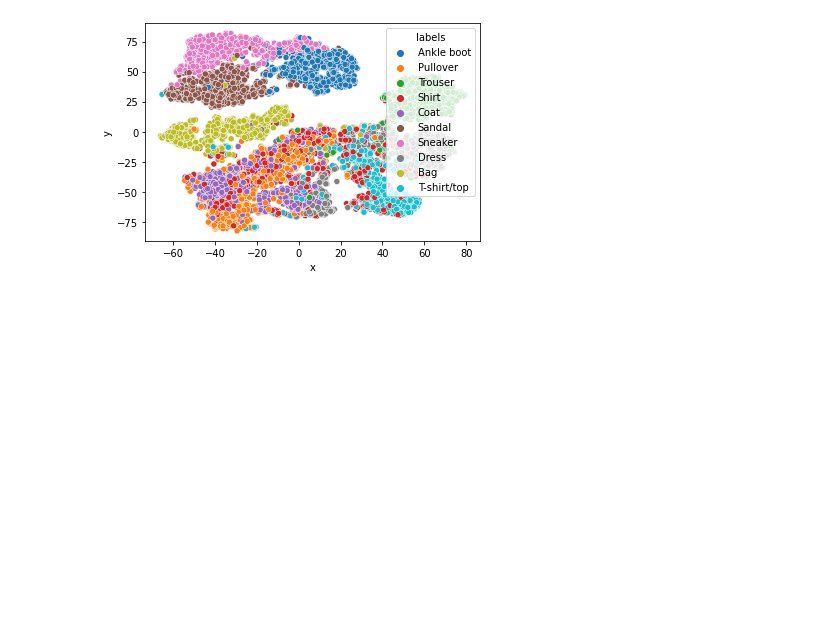
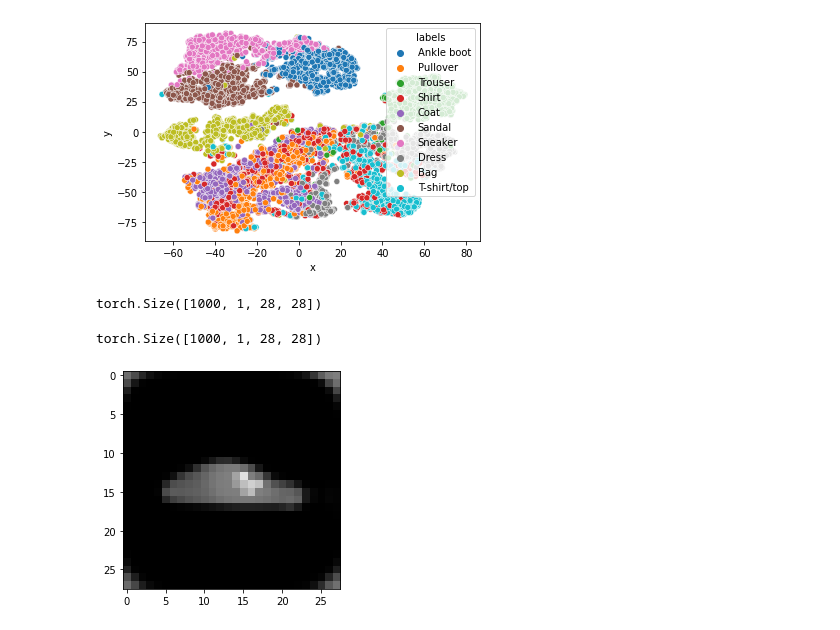
Before and after one commit to bdkech/ai_tutorial, a Jupyter notebook: 01-model_run-bdk.ipynb, the cells around one changed output. Drawn from its saved outputs; the diff is of its cells as text; code cells hidden in the pictures; blank space fills up the shorter version.

```diff
--- a/01-model_run-bdk.ipynb
+++ b/01-model_run-bdk.ipynb
@@ -50,7 +34,7 @@ params = OrderedDict(
     batch_size = [1000],
     shuffle = [True]
 )
-epochs = 15
+epochs = 3
 # %%
 m = helpers.RunManager()
 
@@ -157,7 +119,7 @@ sns.scatterplot(data=reduced_embeddings_df, x='x', y='y', hue='labels');
 [figure]
 # %%
 m = helpers.RunManager()
-
+loss_func = torch.nn.MSELoss()
 # get all runs from params using RunBuilder class
 for run in helpers.RunBuilder.get_runs(params):
 
@@ -173,8 +135,8 @@ for run in helpers.RunBuilder.get_runs(params):
       for batch in loader:
 
         images = batch[0]
-        preds = network(images.float())
-        loss = torch.nn.MSELoss(preds, images)
+        preds = network(images)
+        loss = loss_func(preds, images)
 
         optimizer.zero_grad()
         loss.backward()
@@ -187,3 +149,19 @@ for run in helpers.RunBuilder.get_runs(params):
 
 # when all runs are done, save results to files
 m.save('results_ae')
+# %%
+preds.shape
+# %% [output]
+torch.Size([1000, 1, 28, 28])
+# %%
+images.shape
+# %% [output]
+torch.Size([1000, 1, 28, 28])
+# %%
+from PIL import Image
+import matplotlib.pyplot as plt
+image = Image.fromarray(preds[1][0].detach().numpy()*255)
+# %%
+plt.imshow(image);
+# %% [output]
+[figure, added]
```
Also changed, not shown: parts of 7 cells of this notebook.
